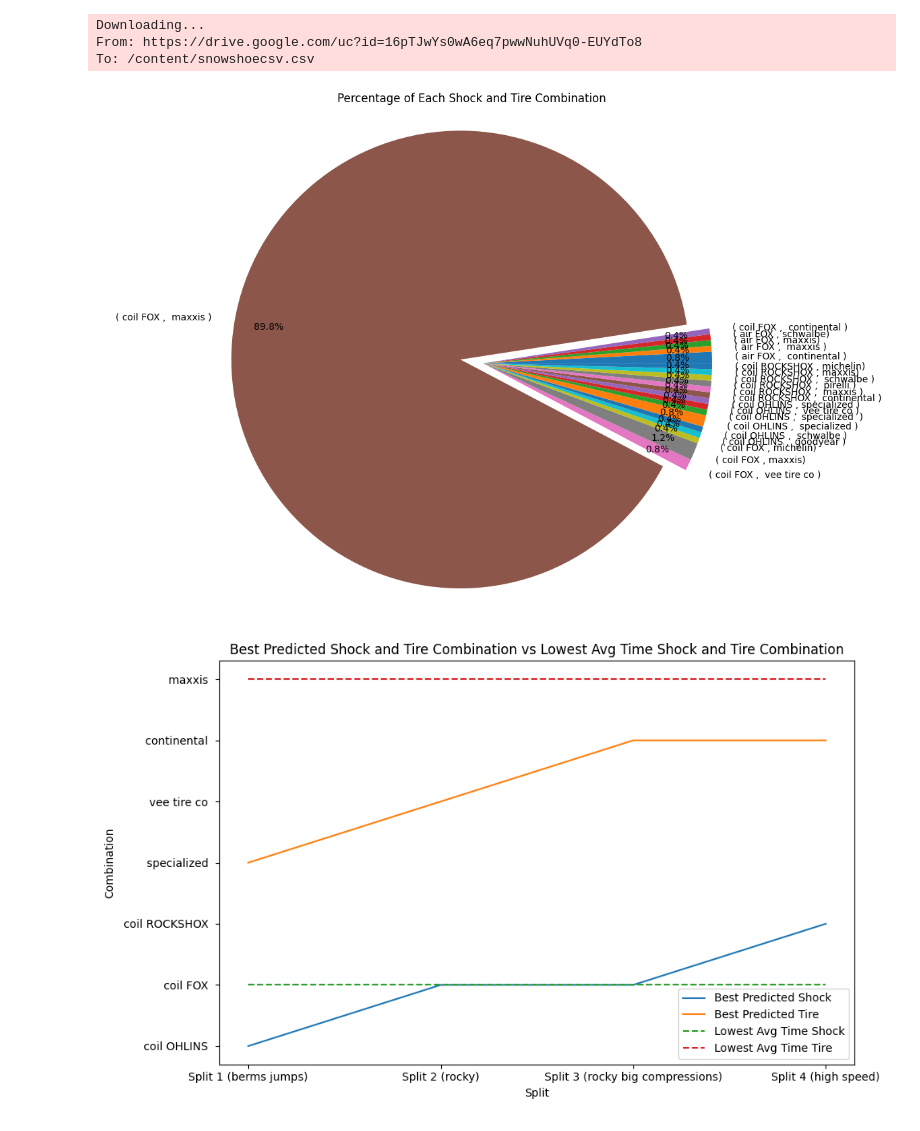
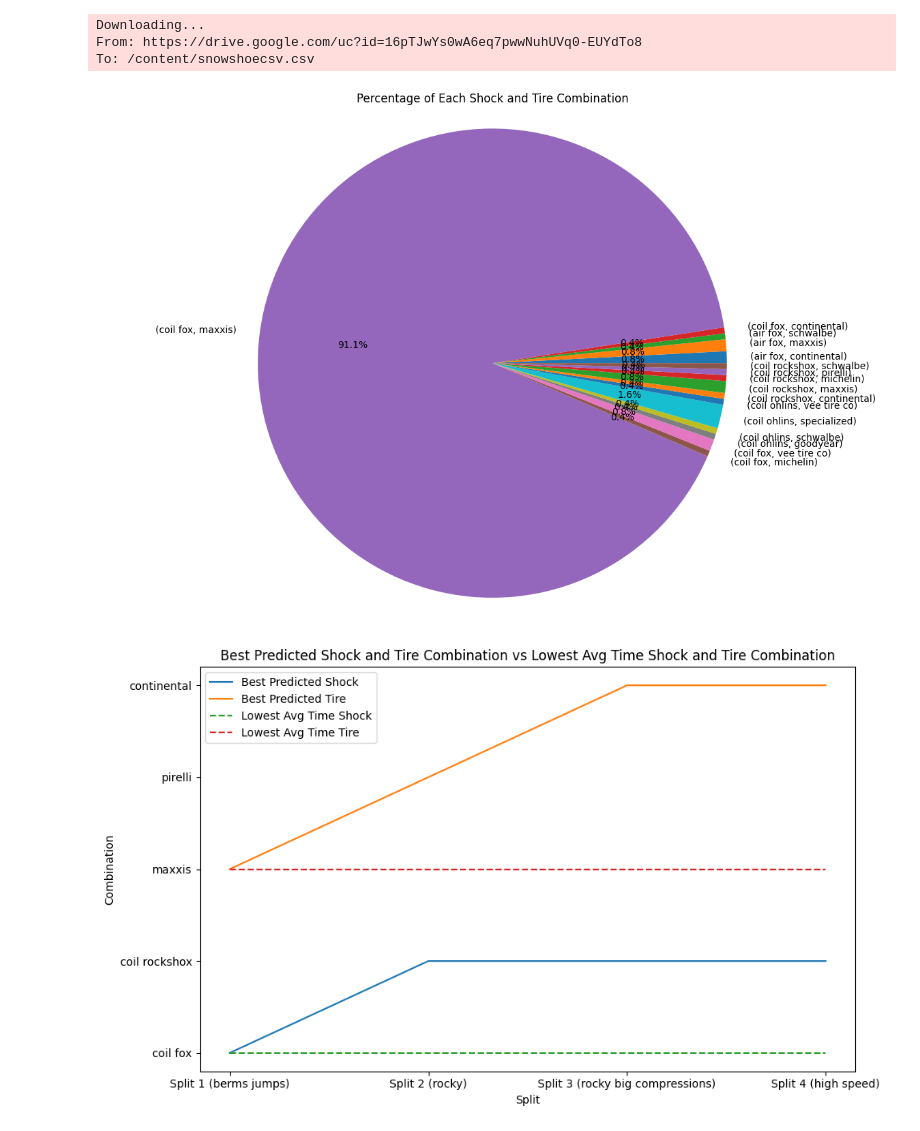
Before and after one commit to julianmpratt/shockandtire, a Jupyter notebook: Snowshoe_Julian_Pratt.ipynb, the cells around one changed output. Drawn from its saved outputs; the diff is of its cells as text; code cells hidden in the pictures.

```diff
--- a/Snowshoe_Julian_Pratt.ipynb
+++ b/Snowshoe_Julian_Pratt.ipynb
@@ -36,6 +36,10 @@ data[['Shock']] = imputer_shock.fit_transform(data[['Shock']])
 imputer_tires = SimpleImputer(strategy='most_frequent')
 data[['Tires']] = imputer_tires.fit_transform(data[['Tires']])
 
+# Standardize the values in the 'Shock' and 'Tires' columns
+data['Shock'] = data['Shock'].str.strip().str.lower()
+data['Tires'] = data['Tires'].str.strip().str.lower()
+
 # Encode categorical variables using one-hot encoding
 encoder = OneHotEncoder()
 encoded_columns = encoder.fit_transform(data[['Shock', 'Tires']]).toarray()
@@ -52,13 +56,12 @@ data_encoded = pd.concat([data, encoded_df], axis=1)
 # Calculate the frequency of each shock and tire combination
 combination_counts = data.groupby(['Shock', 'Tires']).size()
 
-# Plot the frequency of each combination as a pie chart with improved label spacing
-plt.figure(figsize=(12, 8))  # Increase the figure size
-explode = [0.1 if count >= combination_counts.max() * 0.05 else 0 for count in combination_counts]  # Explode slices for better separation
-combination_counts.plot(kind='pie', autopct='%1.1f%%', pctdistance=0.85, explode=explode)  # Adjust pctdistance for label spacing
+# Plot the frequency of each combination as a pie chart
+plt.figure(figsize=(12, 8))
+combination_counts.plot(kind='pie', autopct='%1.1f%%')
 plt.title('Percentage of Each Shock and Tire Combination')
 plt.ylabel('')
-plt.axis('equal')  # Equal aspect ratio ensures that pie is drawn as a circle
+plt.axis('equal')
 plt.tight_layout()
 plt.show()
 
@@ -87,32 +90,32 @@ for split in splits:
 
     # Train a Random Forest Regressor model
     model = RandomForestRegressor(random_state=42)
     model.fit(X_train, y_train)
 
     # Find the shock and tire combination that resulted in the lowest time
     best_idx = model.predict(X_test).argmin()
     best_shocks[split] = data.loc[best_idx, 'Shock']
     best_tires[split] = data.loc[best_idx, 'Tires']
 
 # Find the shock and tire combination with the lowest average time across all splits
 lowest_avg_time_shock = data['Shock'].value_counts().idxmax()
 lowest_avg_time_tire = data['Tires'].value_counts().idxmax()
 
 # Plot the best shock and tire combination for each split
 plt.figure(figsize=(10, 6))
 plt.plot(splits, [best_shocks[split] for split in splits], label='Best Predicted Shock')
 plt.plot(splits, [best_tires[split] for split in splits], label='Best Predicted Tire')
 plt.plot(splits, [lowest_avg_time_shock] * len(splits), label='Lowest Avg Time Shock', linestyle='--')
 plt.plot(splits, [lowest_avg_time_tire] * len(splits), label='Lowest Avg Time Tire', linestyle='--')
 plt.xlabel('Split')
 plt.ylabel('Combination')
 plt.title('Best Predicted Shock and Tire Combination vs Lowest Avg Time Shock and Tire Combination')
 plt.legend()
 plt.tight_layout()
 plt.show()
 # %% [output]
 Downloading...
 From: https://drive.google.com/uc?id=16pTJwYs0wA6eq7pwwNuhUVq0-EUYdTo8
 To: /content/snowshoecsv.csv
-[figure, old version]
+[figure, new version]
-[figure, old version]
+[figure, new version]
```
